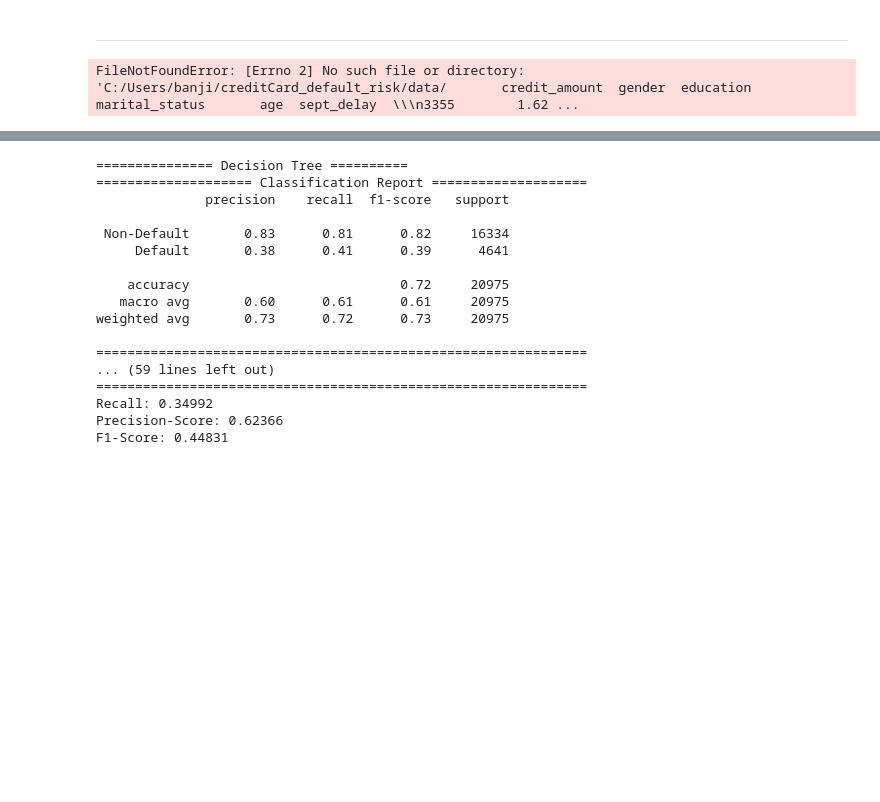
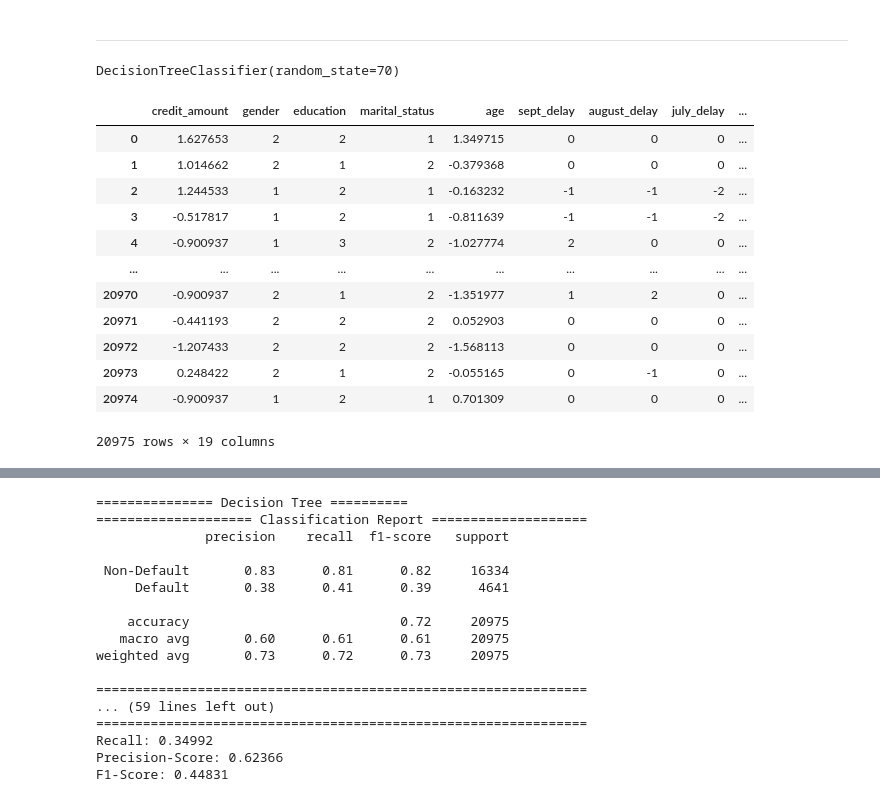
Before and after one commit to Banjiola/creditcard_default_risk, a Jupyter notebook: notebooks/sample.ipynb, the cells around one changed output, grey strips where cells are left out. Cells and saved outputs as stored; diff of their text form; code cells hidden in the pictures; blank space fills up the shorter version.

```diff
--- a/notebooks/sample.ipynb
+++ b/notebooks/sample.ipynb
@@ -219,7 +272,29 @@ def load_data(data):
-# %%
-load_data(scaled_X_train_with_engineering)
-# %% [output]
-FileNotFoundError: [Errno 2] No such file or directory: 'C:/Users/banji/creditCard_default_risk/data/       credit_amount  gender  education  marital_status       age  sept_delay  \\\n3355        1.62 ...
+# %%
+scaled_X_train_with_engineering = pd.read_csv("C:/Users/banji/creditCard_default_risk/data/scaled_X_train_engineering.csv")
+X_test= pd.read_csv("C:/Users/banji/creditCard_default_risk/data/X_test.csv")
+
+y_train= pd.read_csv("C:/Users/banji/creditCard_default_risk/data/y_train.csv").squeeze() # needed so as to convert to series
+y_test = pd.read_csv("C:/Users/banji/creditCard_default_risk/data/y_test.csv").squeeze()
+# %%
+train_decision_tree(scaled_X_train_with_engineering,y_train,"dec_tree_with_feature_engineering")
+# %% [output]
+DecisionTreeClassifier(random_state=70)
+# %%
+scaled_X_train_with_engineering
+# %% [output]
+|  | credit_amount | gender | education | marital_status | age | sept_delay | august_delay | july_delay | ... |
+| 0 | 1.627653 | 2 | 2 | 1 | 1.349715 | 0 | 0 | 0 | ... |
+| 1 | 1.014662 | 2 | 1 | 2 | -0.379368 | 0 | 0 | 0 | ... |
+| 2 | 1.244533 | 1 | 2 | 1 | -0.163232 | -1 | -1 | -2 | ... |
+| 3 | -0.517817 | 1 | 2 | 1 | -0.811639 | -1 | -1 | -2 | ... |
+| 4 | -0.900937 | 1 | 3 | 2 | -1.027774 | 2 | 0 | 0 | ... |
+| ... | ... | ... | ... | ... | ... | ... | ... | ... | ... |
+| 20970 | -0.900937 | 2 | 1 | 2 | -1.351977 | 1 | 2 | 0 | ... |
+| 20971 | -0.441193 | 2 | 2 | 2 | 0.052903 | 0 | 0 | 0 | ... |
+| 20972 | -1.207433 | 2 | 2 | 2 | -1.568113 | 0 | 0 | 0 | ... |
+| 20973 | 0.248422 | 2 | 1 | 2 | -0.055165 | 0 | -1 | 0 | ... |
+| 20974 | -0.900937 | 1 | 2 | 1 | 0.701309 | 0 | 0 | 0 | ... |
+20975 rows × 19 columns
 # %%
 from model_selection.evaluation_utils import  get_train_metrics, get_cv_metrics,get_positive_class_metric
 # %%
```
Also changed, not shown: parts of 27 cells of this notebook, 13 other files.
